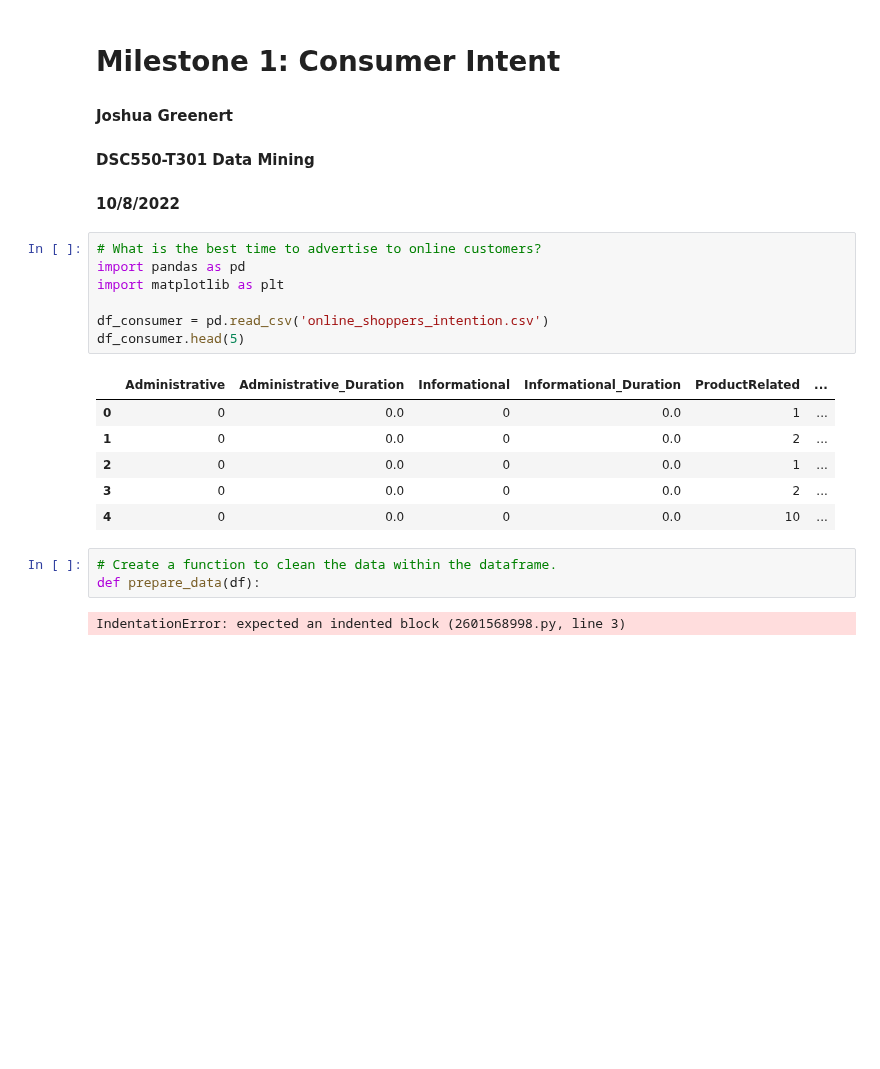
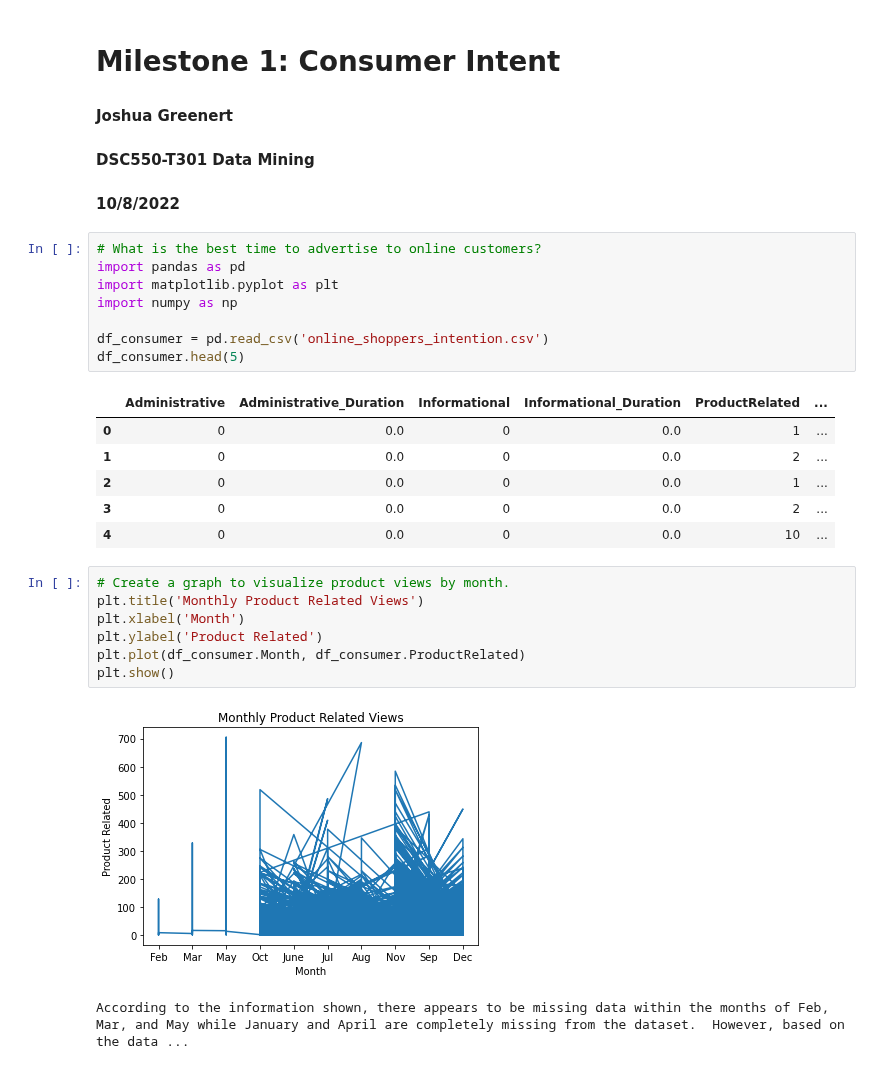
Before and after one commit to joshgreenert/Python-Projects, a Jupyter notebook: Data Mining/Term_Project/Milestone_1_JGreenert.ipynb, the cells around one changed output. Cells and saved outputs as stored; diff of their text form; blank space fills up the shorter version.

```diff
--- a/Data Mining/Term_Project/Milestone_1_JGreenert.ipynb
+++ b/Data Mining/Term_Project/Milestone_1_JGreenert.ipynb
@@ -6,7 +6,8 @@
 # %%
 # What is the best time to advertise to online customers?
 import pandas as pd
-import matplotlib as plt
+import matplotlib.pyplot as plt
+import numpy as np
 
 df_consumer = pd.read_csv('online_shoppers_intention.csv')
 df_consumer.head(5)
@@ -18,7 +19,12 @@ df_consumer.head(5)
 | 3 | 0 | 0.0 | 0 | 0.0 | 2 | ... |
 | 4 | 0 | 0.0 | 0 | 0.0 | 10 | ... |
 # %%
-# Create a function to clean the data within the dataframe.
-def prepare_data(df):
+# Create a graph to visualize product views by month.
+plt.title('Monthly Product Related Views')
+plt.xlabel('Month')
+plt.ylabel('Product Related')
+plt.plot(df_consumer.Month, df_consumer.ProductRelated)
+plt.show()
 # %% [output]
+[figure, added]
-IndentationError: expected an indented block (2601568998.py, line 3)
+According to the information shown, there appears to be missing data within the months of Feb, Mar, and May while January and April are completely missing from the dataset.  However, based on the data ...
```
Also changed, not shown: parts of 9 cells of this notebook.
